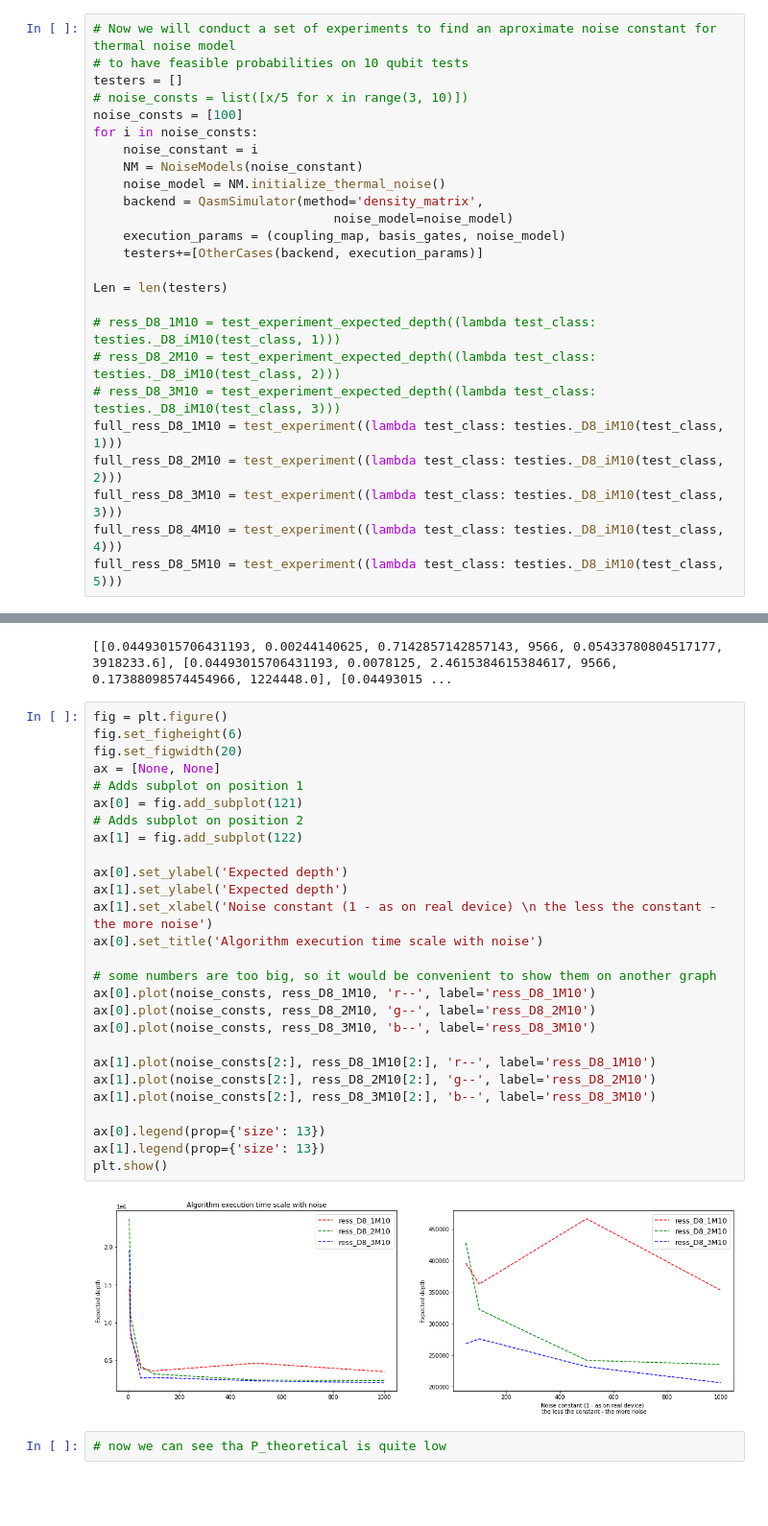
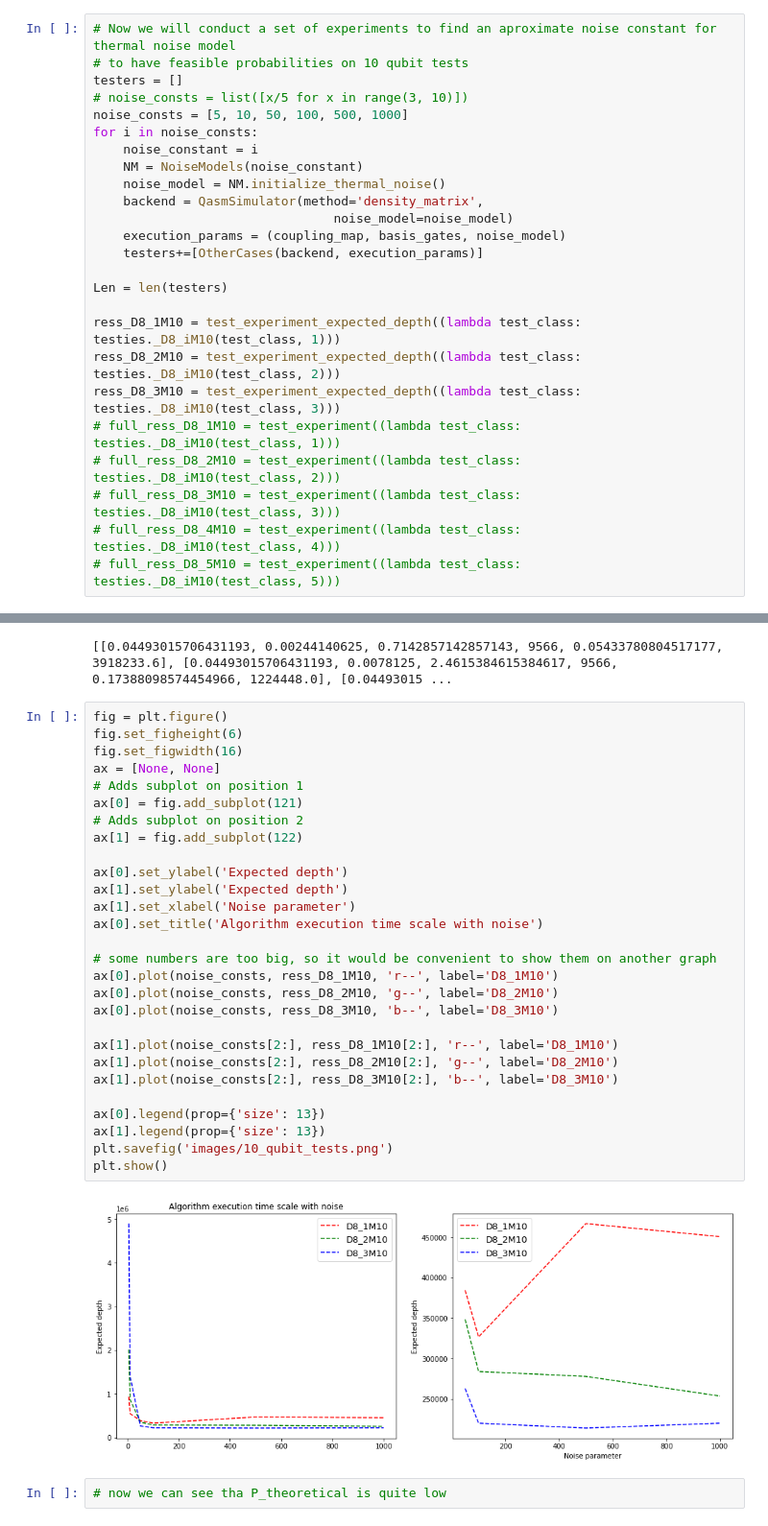
Before and after one commit to StudioShader/QPSA, a Jupyter notebook: Grover.ipynb, the cells around one changed output, grey strips where cells are left out. Shown: that part at 96% size. Drawn from its saved outputs; the diff is of its cells as text; blank space fills up the shorter version.

```diff
--- a/Grover.ipynb
+++ b/Grover.ipynb
@@ -288,7 +289,7 @@ plt.show()
 # to have feasible probabilities on 10 qubit tests
 testers = []
 # noise_consts = list([x/5 for x in range(3, 10)])
-noise_consts = [100]
+noise_consts = [5, 10, 50, 100, 500, 1000]
 for i in noise_consts:
     noise_constant = i
     NM = NoiseModels(noise_constant)
@@ -300,12 +301,12 @@ for i in noise_consts:
 
 Len = len(testers)
 
-# ress_D8_1M10 = test_experiment_expected_depth((lambda test_class: testies._D8_iM10(test_class, 1)))
-# ress_D8_2M10 = test_experiment_expected_depth((lambda test_class: testies._D8_iM10(test_class, 2)))
-# ress_D8_3M10 = test_experiment_expected_depth((lambda test_class: testies._D8_iM10(test_class, 3)))
-full_ress_D8_1M10 = test_experiment((lambda test_class: testies._D8_iM10(test_class, 1)))
-full_ress_D8_2M10 = test_experiment((lambda test_class: testies._D8_iM10(test_class, 2)))
-full_ress_D8_3M10 = test_experiment((lambda test_class: testies._D8_iM10(test_class, 3)))
-full_ress_D8_4M10 = test_experiment((lambda test_class: testies._D8_iM10(test_class, 4)))
-full_ress_D8_5M10 = test_experiment((lambda test_class: testies._D8_iM10(test_class, 5)))
+ress_D8_1M10 = test_experiment_expected_depth((lambda test_class: testies._D8_iM10(test_class, 1)))
+ress_D8_2M10 = test_experiment_expected_depth((lambda test_class: testies._D8_iM10(test_class, 2)))
+ress_D8_3M10 = test_experiment_expected_depth((lambda test_class: testies._D8_iM10(test_class, 3)))
+# full_ress_D8_1M10 = test_experiment((lambda test_class: testies._D8_iM10(test_class, 1)))
+# full_ress_D8_2M10 = test_experiment((lambda test_class: testies._D8_iM10(test_class, 2)))
+# full_ress_D8_3M10 = test_experiment((lambda test_class: testies._D8_iM10(test_class, 3)))
+# full_ress_D8_4M10 = test_experiment((lambda test_class: testies._D8_iM10(test_class, 4)))
+# full_ress_D8_5M10 = test_experiment((lambda test_class: testies._D8_iM10(test_class, 5)))
 # %% [output]
@@ -338,32 +346,33 @@ print(full_ress_D8_3M10)
 # %%
 fig = plt.figure()
 fig.set_figheight(6)
-fig.set_figwidth(20)
+fig.set_figwidth(16)
 ax = [None, None]
 # Adds subplot on position 1
 ax[0] = fig.add_subplot(121)
 # Adds subplot on position 2
 ax[1] = fig.add_subplot(122)
 
 ax[0].set_ylabel('Expected depth')
 ax[1].set_ylabel('Expected depth')
-ax[1].set_xlabel('Noise constant (1 - as on real device) \n the less the constant - the more noise')
+ax[1].set_xlabel('Noise parameter')
 ax[0].set_title('Algorithm execution time scale with noise')
 
 # some numbers are too big, so it would be convenient to show them on another graph
-ax[0].plot(noise_consts, ress_D8_1M10, 'r--', label='ress_D8_1M10')
-ax[0].plot(noise_consts, ress_D8_2M10, 'g--', label='ress_D8_2M10')
-ax[0].plot(noise_consts, ress_D8_3M10, 'b--', label='ress_D8_3M10')
+ax[0].plot(noise_consts, ress_D8_1M10, 'r--', label='D8_1M10')
+ax[0].plot(noise_consts, ress_D8_2M10, 'g--', label='D8_2M10')
+ax[0].plot(noise_consts, ress_D8_3M10, 'b--', label='D8_3M10')
 
-ax[1].plot(noise_consts[2:], ress_D8_1M10[2:], 'r--', label='ress_D8_1M10')
-ax[1].plot(noise_consts[2:], ress_D8_2M10[2:], 'g--', label='ress_D8_2M10')
-ax[1].plot(noise_consts[2:], ress_D8_3M10[2:], 'b--', label='ress_D8_3M10')
+ax[1].plot(noise_consts[2:], ress_D8_1M10[2:], 'r--', label='D8_1M10')
+ax[1].plot(noise_consts[2:], ress_D8_2M10[2:], 'g--', label='D8_2M10')
+ax[1].plot(noise_consts[2:], ress_D8_3M10[2:], 'b--', label='D8_3M10')
 
 ax[0].legend(prop={'size': 13})
 ax[1].legend(prop={'size': 13})
+plt.savefig('images/10_qubit_tests.png')
 plt.show()
 # %% [output]
-[figure, old version]
+[figure, new version]
 # %%
 # now we can see tha P_theoretical is quite low
 # %%
```
Also changed, not shown: parts of 3 cells of this notebook, 9 other files.
